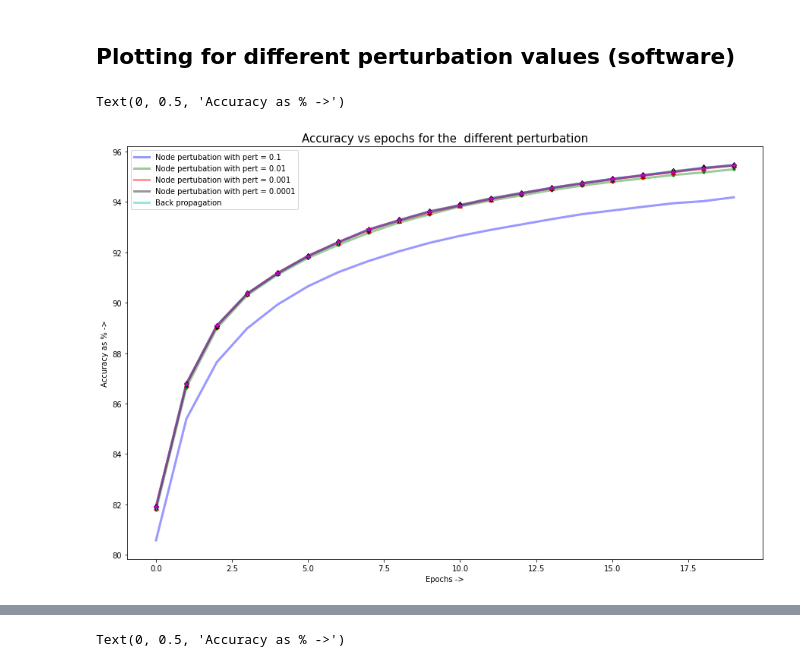
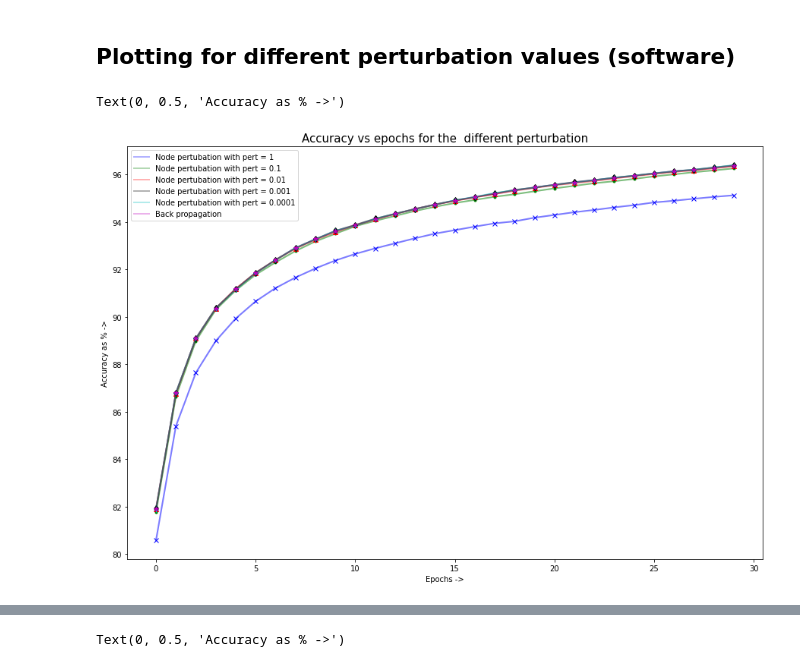
Before and after one commit to Rohit01-zoey/Perturbation-techniques-in-CNNs, a Jupyter notebook: code/mnistNodePert.ipynb, the cells around one changed output, grey strips where cells are left out. Drawn from its saved outputs; the diff is of its cells as text; code cells hidden in the pictures.

```diff
--- a/code/mnistNodePert.ipynb
+++ b/code/mnistNodePert.ipynb
@@ -598,22 +598,22 @@ def weightTransformWithVariability(weightArray, currents, precision, step, discr
   return weightWithVariability
 # %%
 #have to change with different number of layers
-def params_init():
+# def params_init():
 
-  #np.random.seed(2)
-  W1 = np.random.rand(200,784) - 0.5
-  b1 = np.random.rand(200,1) - 0.5
-  W2 = np.random.rand(50,200) - 0.5
-  b2 = np.random.rand(50,1) - 0.5
-  W3 = np.random.rand(10,50) - 0.5
-  b3 = np.random.rand(10,1) - 0.5
-  #W4 = np.random.rand(50,200) - 0.5
-  #b4 = np.random.rand(50,1) - 0.5
-  #W5 = np.random.rand(10,50) - 0.5
-  #b5 = np.random.rand(10,1) - 0.5
-  print("Params Initialised")
+#   #np.random.seed(2)
+#   W1 = np.random.rand(200,784) - 0.5
+#   b1 = np.random.rand(200,1) - 0.5
+#   W2 = np.random.rand(50,200) - 0.5
+#   b2 = np.random.rand(50,1) - 0.5
+#   W3 = np.random.rand(10,50) - 0.5
+#   b3 = np.random.rand(10,1) - 0.5
+#   #W4 = np.random.rand(50,200) - 0.5
+#   #b4 = np.random.rand(50,1) - 0.5
+#   #W5 = np.random.rand(10,50) - 0.5
+#   #b5 = np.random.rand(10,1) - 0.5
+#   print("Params Initialised")
 
-  return (W1, b1, W2, b2, W3, b3)
+#   return (W1, b1, W2, b2, W3, b3)
 
 
 #have to change with different number of layers
@@ -1534,5 +1534,3 @@ def batchGDComp(X,Y,iter, lrBP, lrNP, pert, seed=2,print_op=1):
       #print(f'Sum of weights: {sum_w}')
 
   return w1Sim, b1Sim, w2Sim, b2Sim, w3Sim, b3Sim, train_acc, val_acc, train_loss, val_loss, sum_weights, W3np, dW1bp
-# %%
-w1Sim, b1Sim, w2Sim, b2Sim, w3Sim, b3Sim, trainAccBoth, valAccBoth, _, _, _, dW3np1, dW3bp1 = batchGDComp(x_train,y_train,1, 0.1, 0.1, 0.001, seed=2,print_op=1)
@@ -1559,7 +1539,7 @@ perturbation = [1, 0.1, 0.01, 0.001, 0.0001] #, 0.00001, 0.000001, 0.0000001]
 trainBPList = []
 trainNPList = []
 for pert in perturbation:
-    w1Sim, b1Sim, w2Sim, b2Sim, w3Sim, b3Sim, trainAccBoth, valAccBoth, _, _, _, dW1npt, dW1bpt = batchGDComp(x_train,y_train,100, 0.01, 0.01,pert, print_op=1);
+    w1Sim, b1Sim, w2Sim, b2Sim, w3Sim, b3Sim, trainAccBoth, valAccBoth, _, _, _, dW1npt, dW1bpt = batchGDComp(x_train,y_train,30, 0.1, 0.1,pert, print_op=1);
     print(f"Pert {pert} complete")
     trainBPTemp= [i[0] for i in trainAccBoth]
     trainNPTemp = [i[1] for i in trainAccBoth]
@@ -1575,22 +1568,22 @@ KeyboardInterrupt:
 # %%
 format = ['bx', 'g.', 'r^', 'kd', 'c+']
 col = ['b', 'g', 'r', 'k', 'c']
 leg = []
 plt.figure(figsize=(15,10))
 for _ in range(len(perturbation)):
-    plt.plot(trainNPList[_], col[_], linewidth=3,alpha=0.4)
-plt.plot(trainBPList[0], 'm', linewidth=3,alpha=0.4)
-for _ in range(1, len(perturbation)):
+    plt.plot(trainNPList[_], col[_], linewidth=2,alpha=0.3)
+plt.plot(trainBPList[0], 'm', linewidth=2,alpha=0.3)
+for _ in range(len(perturbation)):
     leg.append(f"Node pertubation with pert = {perturbation[_]}")
     plt.plot(trainNPList[_], format[_])
-    plt.plot(trainNPList[_], col[_], linewidth=5,alpha=0.3)
+    plt.plot(trainNPList[_], col[_], linewidth=2,alpha=0.3)
 plt.plot(trainBPList[0], 'm*')
 leg.append("Back propagation")
 plt.legend(leg)
 
 plt.title("Accuracy vs epochs for the  different perturbation", size=15)
 plt.xlabel("Epochs ->", size=10)
 plt.ylabel("Accuracy as % ->", size = 10)
 # %% [output]
 Text(0, 0.5, 'Accuracy as % ->')
-[figure, old version]
+[figure, new version]
```
Also changed, not shown: parts of 8 cells of this notebook, 1 other file.
